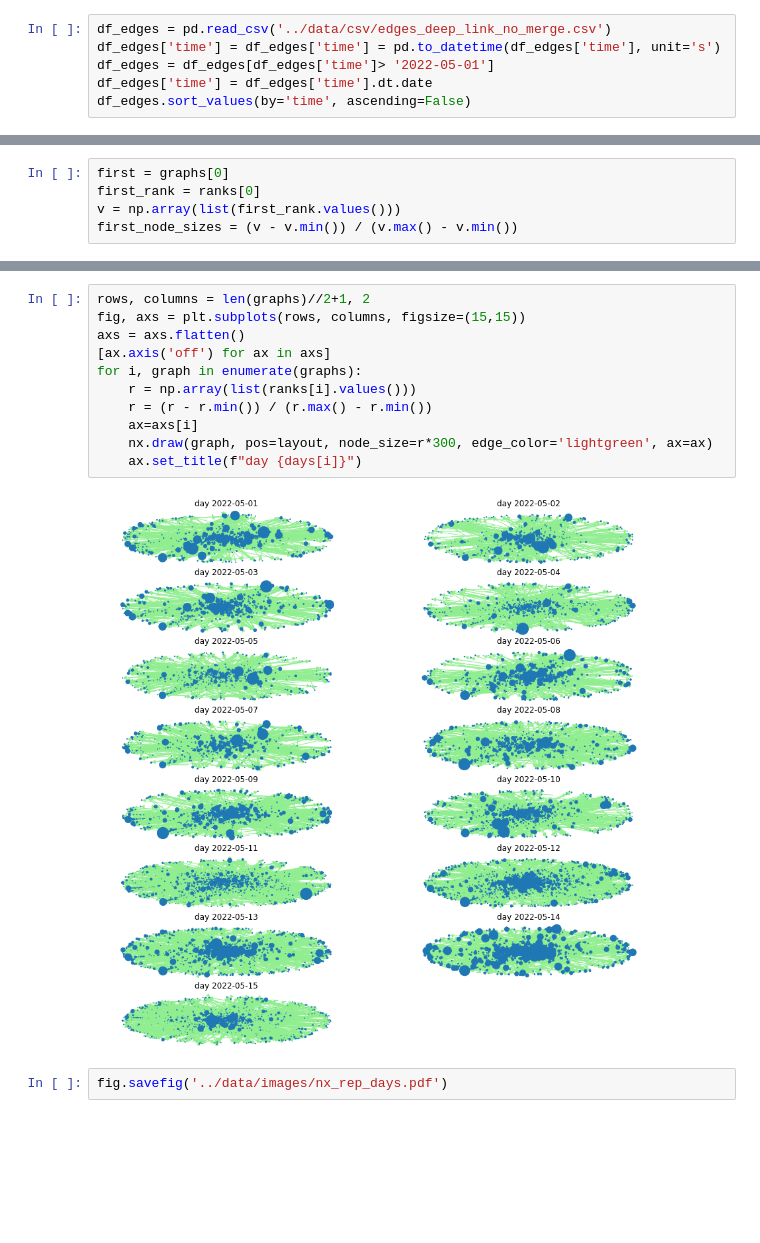
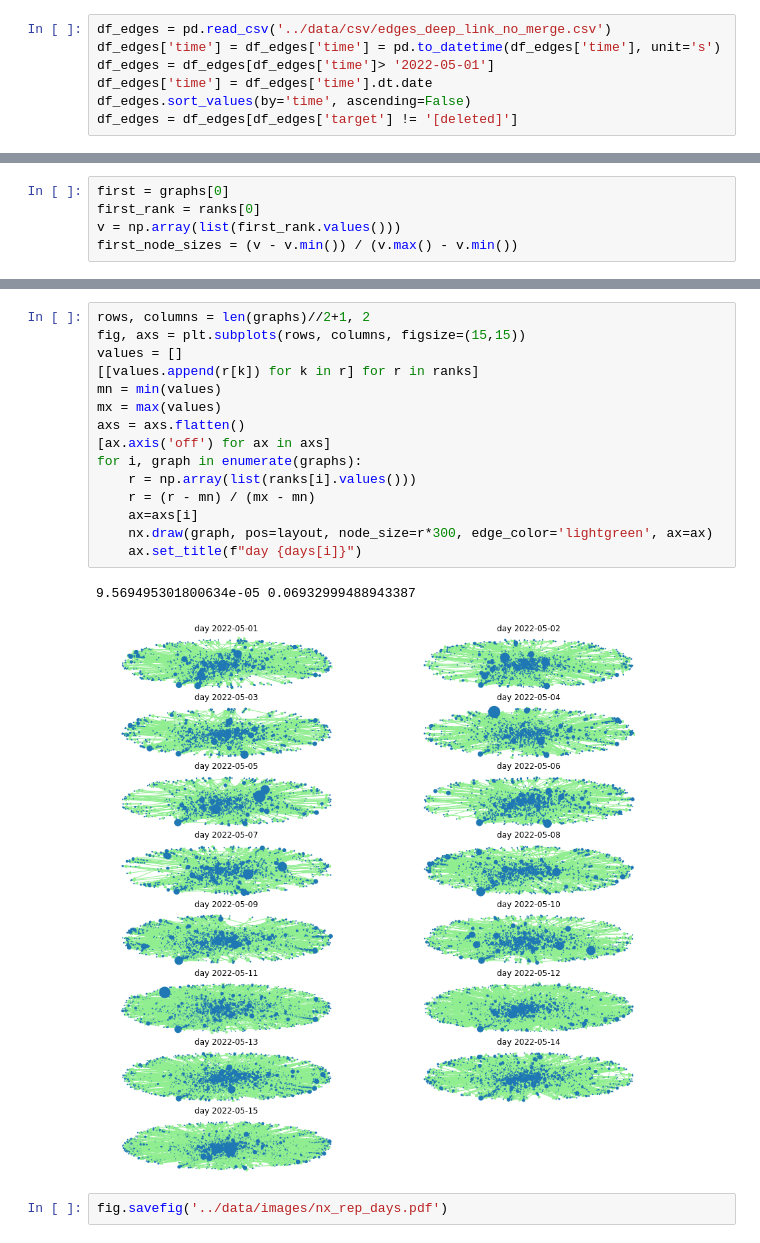
Before and after one commit to anatosun/reddit-cryptocurrency-analysis, a Jupyter notebook: notebooks/pagerank.ipynb, the cells around one changed output, grey strips where cells are left out. Drawn from its saved outputs; the diff is of its cells as text; blank space fills up the shorter version.

```diff
--- a/notebooks/pagerank.ipynb
+++ b/notebooks/pagerank.ipynb
@@ -11,3 +11,4 @@ df_edges['time'] = df_edges['time'] = pd.to_datetime(df_edges['time'], unit='s')
 df_edges = df_edges[df_edges['time']> '2022-05-01']
 df_edges['time'] = df_edges['time'].dt.date
 df_edges.sort_values(by='time', ascending=False)
+df_edges = df_edges[df_edges['target'] != '[deleted]']
@@ -90,15 +82,20 @@ nx.draw(first, pos=layout, node_size=first_node_sizes*300, edge_color='lightgree
 # %%
 rows, columns = len(graphs)//2+1, 2
 fig, axs = plt.subplots(rows, columns, figsize=(15,15))
+values = []
+[[values.append(r[k]) for k in r] for r in ranks]
+mn = min(values)
+mx = max(values)
 axs = axs.flatten()
 [ax.axis('off') for ax in axs]
 for i, graph in enumerate(graphs):
     r = np.array(list(ranks[i].values()))
-    r = (r - r.min()) / (r.max() - r.min())
+    r = (r - mn) / (mx - mn)
     ax=axs[i]
     nx.draw(graph, pos=layout, node_size=r*300, edge_color='lightgreen', ax=ax)
     ax.set_title(f"day {days[i]}")
 # %% [output]
+9.569495301800634e-05 0.06932999488943387
-[figure, old version]
+[figure, new version]
 # %%
 fig.savefig('../data/images/nx_rep_days.pdf')
```
Also changed, not shown: parts of 8 cells of this notebook, 1 other file.
